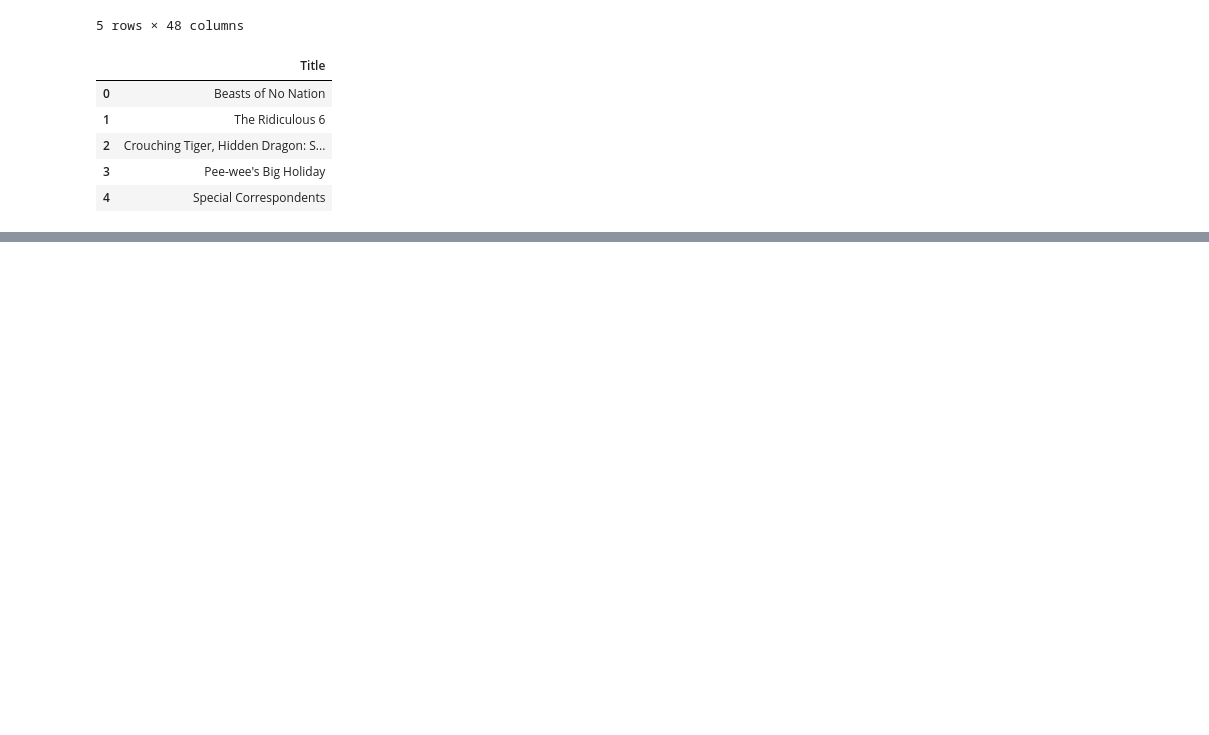
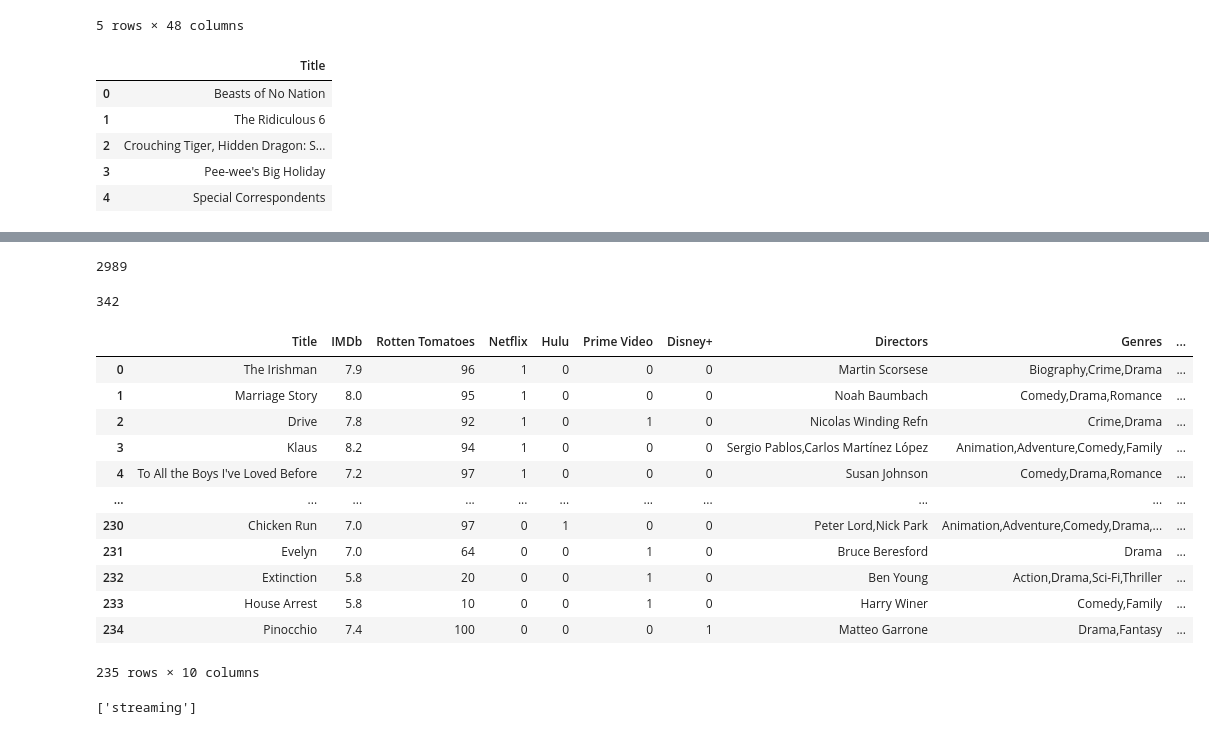
Before and after one commit to CindyBrady/ETL_Movie_Streaming, a Jupyter notebook: ETL Project/ETL_Netflix.ipynb, the cells around one changed output, grey strips where cells are left out. Saved outputs shown, nothing was run; the diff lists cells and outputs as text; code cells hidden in the pictures; blank space fills up the shorter version.

```diff
--- a/ETL Project/ETL_Netflix.ipynb
+++ b/ETL Project/ETL_Netflix.ipynb
@@ -85,0 +75,3 @@ TypeError: Could not convert 878784969797958795899510095939795889695959196938695
+# %%
+#convert to integer
+all_platforms_df['Netflix'] = all_platforms_df['Netflix'].astype(int)
@@ -85,0 +83,3 @@ TypeError: Could not convert 878784969797958795899510095939795889695959196938695
+# %%
+#convert to integer
+all_platforms_df['Hulu'] = all_platforms_df['Hulu'].astype(int)
@@ -85,0 +91,16 @@ TypeError: Could not convert 878784969797958795899510095939795889695959196938695
+# %%
+#convert to integer
+all_platforms_df['Prime Video'] = all_platforms_df['Prime Video'].astype(int)
+# %%
+#count of Prime Video titles
+(all_platforms_df['Prime Video'] == 1).sum()
+# %% [output]
+2989
+# %%
+#convert to integer
+all_platforms_df['Disney+'] = all_platforms_df['Disney+'].astype(int)
+# %%
+#count of Disney+ titles
+(all_platforms_df['Disney+'] == 1).sum()
+# %% [output]
+342
@@ -85,0 +111,18 @@ TypeError: Could not convert 878784969797958795899510095939795889695959196938695
+# %%
+#merging the dataframes together to identify Netflix original movies
+netflix_orig_df = all_platforms_df=pd.merge(all_platforms_df,netflix_df, on='Title', how='inner')
+netflix_orig_df
+# %% [output]
+|  | Title | IMDb | Rotten Tomatoes | Netflix | Hulu | Prime Video | Disney+ | Directors | Genres | ... |
+| 0 | The Irishman | 7.9 | 96 | 1 | 0 | 0 | 0 | Martin Scorsese | Biography,Crime,Drama | ... |
+| 1 | Marriage Story | 8.0 | 95 | 1 | 0 | 0 | 0 | Noah Baumbach | Comedy,Drama,Romance | ... |
+| 2 | Drive | 7.8 | 92 | 1 | 0 | 1 | 0 | Nicolas Winding Refn | Crime,Drama | ... |
+| 3 | Klaus | 8.2 | 94 | 1 | 0 | 0 | 0 | Sergio Pablos,Carlos Martínez López | Animation,Adventure,Comedy,Family | ... |
+| 4 | To All the Boys I've Loved Before | 7.2 | 97 | 1 | 0 | 0 | 0 | Susan Johnson | Comedy,Drama,Romance | ... |
+| ... | ... | ... | ... | ... | ... | ... | ... | ... | ... | ... |
+| 230 | Chicken Run | 7.0 | 97 | 0 | 1 | 0 | 0 | Peter Lord,Nick Park | Animation,Adventure,Comedy,Drama,... | ... |
+| 231 | Evelyn | 7.0 | 64 | 0 | 0 | 1 | 0 | Bruce Beresford | Drama | ... |
+| 232 | Extinction | 5.8 | 20 | 0 | 0 | 1 | 0 | Ben Young | Action,Drama,Sci-Fi,Thriller | ... |
+| 233 | House Arrest | 5.8 | 10 | 0 | 0 | 1 | 0 | Harry Winer | Comedy,Family | ... |
+| 234 | Pinocchio | 7.4 | 100 | 0 | 0 | 0 | 1 | Matteo Garrone | Drama,Fantasy | ... |
+235 rows × 10 columns
@@ -85,0 +133,5 @@ TypeError: Could not convert 878784969797958795899510095939795889695959196938695
+# %%
+#check for tables
+engine.table_names()
+# %% [output]
+['streaming']
```
Also changed, not shown: parts of 12 cells of this notebook.
